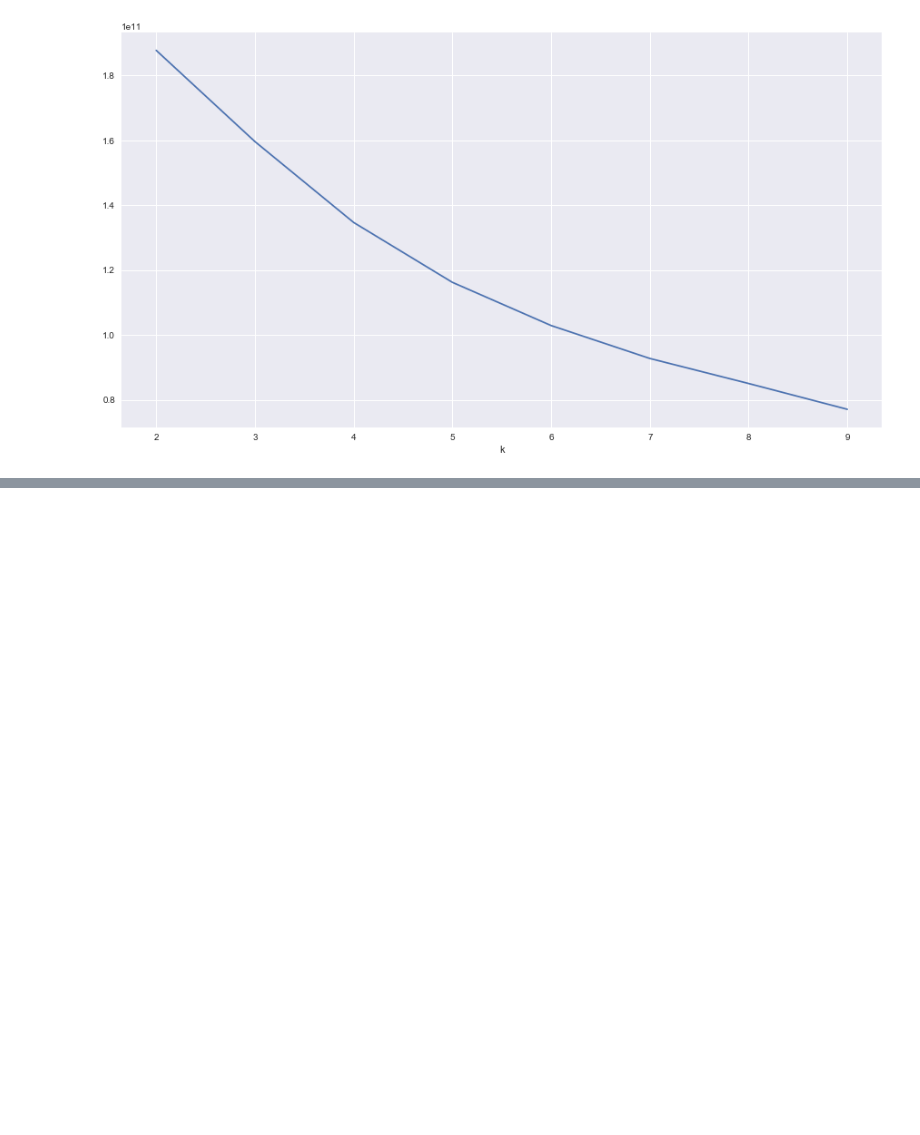
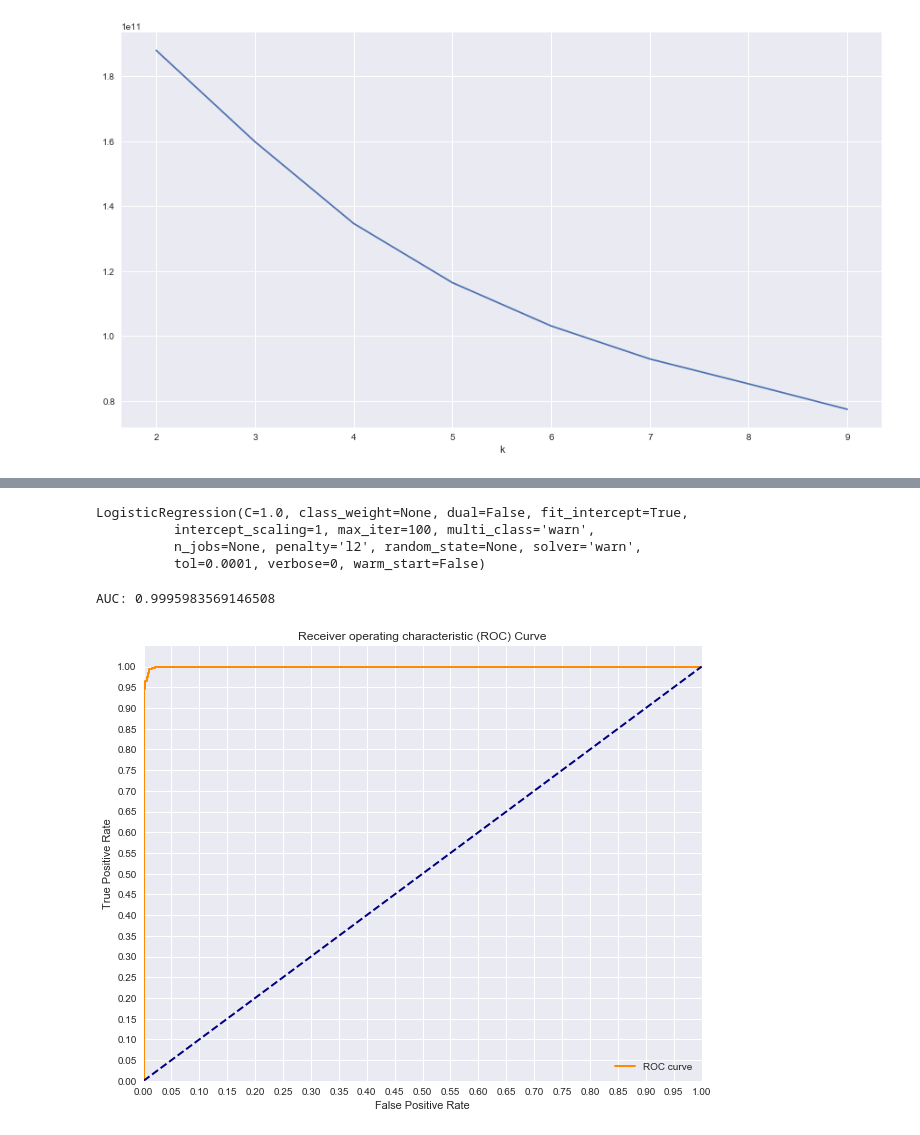
Before and after one commit to Laura-ShummonMaass/Credit_Card_Cluster, a Jupyter notebook: eda.ipynb, the cells around one changed output, grey strips where cells are left out. Drawn from its saved outputs; the diff is of its cells as text; code cells hidden in the pictures; blank space fills up the shorter version.

```diff
--- a/eda.ipynb
+++ b/eda.ipynb
@@ -280,0 +317,35 @@ plt.grid(True)
+# %%
+X = df[df.columns[:-2]]
+y = df.bal_cash_credit
+
+X_train, X_test, y_train, y_test = train_test_split(X, y, random_state=3)
+# %%
+loreg = LogisticRegression()
+loreg.fit(X_train, y_train)
+# %% [output]
+LogisticRegression(C=1.0, class_weight=None, dual=False, fit_intercept=True,
+          intercept_scaling=1, max_iter=100, multi_class='warn',
+          n_jobs=None, penalty='l2', random_state=None, solver='warn',
+          tol=0.0001, verbose=0, warm_start=False)
+# %%
+y_score = loreg.decision_function(X_test)
+
+fpr, tpr, thresholds = roc_curve(y_test, y_score)
+print('AUC: {}'.format(auc(fpr, tpr)))
+plt.figure(figsize=(10,8))
+lw = 2
+plt.plot(fpr, tpr, color='darkorange',
+         lw=lw, label='ROC curve')
+plt.plot([0, 1], [0, 1], color='navy', lw=lw, linestyle='--')
+plt.xlim([0.0, 1.0])
+plt.ylim([0.0, 1.05])
+plt.yticks([i/20.0 for i in range(21)])
+plt.xticks([i/20.0 for i in range(21)])
+plt.xlabel('False Positive Rate')
+plt.ylabel('True Positive Rate')
+plt.title('Receiver operating characteristic (ROC) Curve')
+plt.legend(loc="lower right")
+plt.show()
+# %% [output]
+AUC: 0.9995983569146508
+[figure, added]
```
Also changed, not shown: parts of 17 cells of this notebook.
